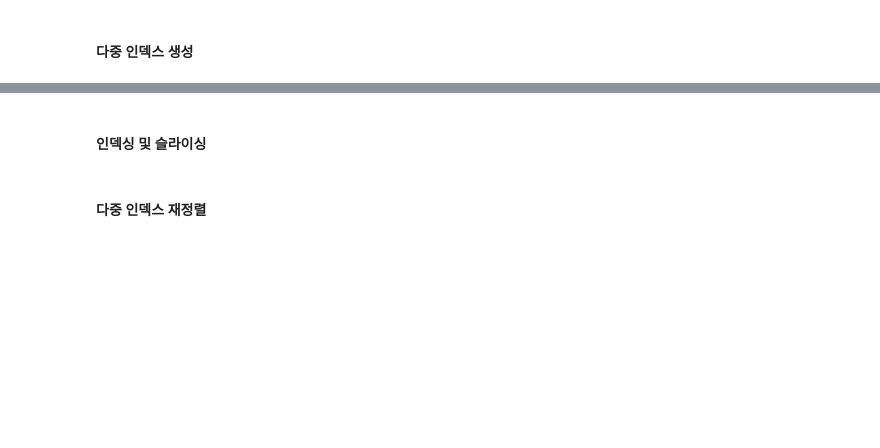
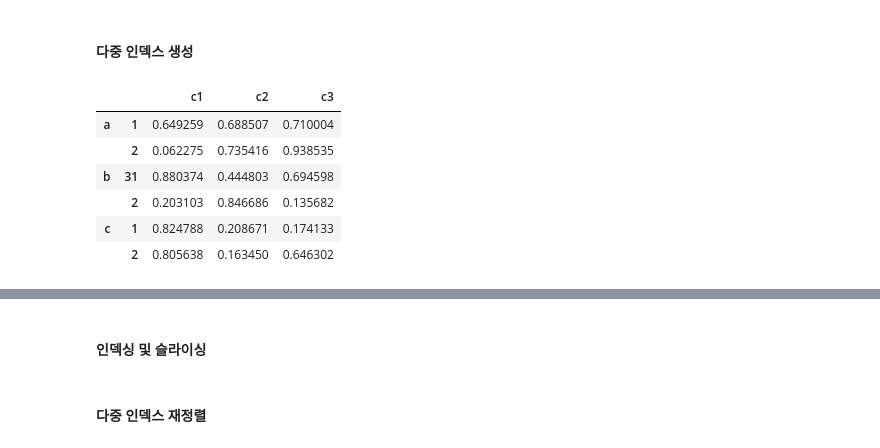
Before and after one commit to ggpp200/corap, a Jupyter notebook: _Pandas_한번에_제대로!!.ipynb, the cells around one changed output, grey strips where cells are left out. Drawn from its saved outputs; the diff is of its cells as text; code cells hidden in the pictures; blank space fills up the shorter version.

```diff
--- a/_Pandas_한번에_제대로!!.ipynb
+++ b/_Pandas_한번에_제대로!!.ipynb
@@ -483,2 +739,15 @@ dtype: object
 # %% [markdown]
 #### 다중 인덱스 생성
+# %%
+df = pd.DataFrame(np.random.rand(6,3),
+                  index=[['a','a','b','b','c','c'], [1,2,31,2,1,2]],columns=['c1','c2','c3'])
+df
+# 멀티인덱스 바로생성
+# %% [output]
+|  |  | c1 | c2 | c3 |
+| a | 1 | 0.649259 | 0.688507 | 0.710004 |
+|  | 2 | 0.062275 | 0.735416 | 0.938535 |
+| b | 31 | 0.880374 | 0.444803 | 0.694598 |
+|  | 2 | 0.203103 | 0.846686 | 0.135682 |
+| c | 1 | 0.824788 | 0.208671 | 0.174133 |
+|  | 2 | 0.805638 | 0.163450 | 0.646302 |
```
Also changed, not shown: parts of 32 cells of this notebook.
